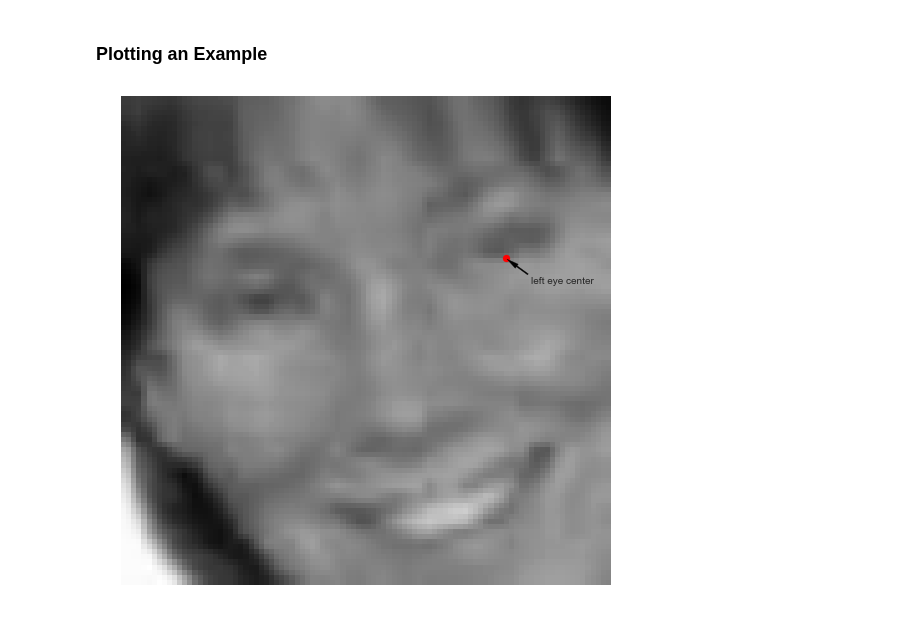
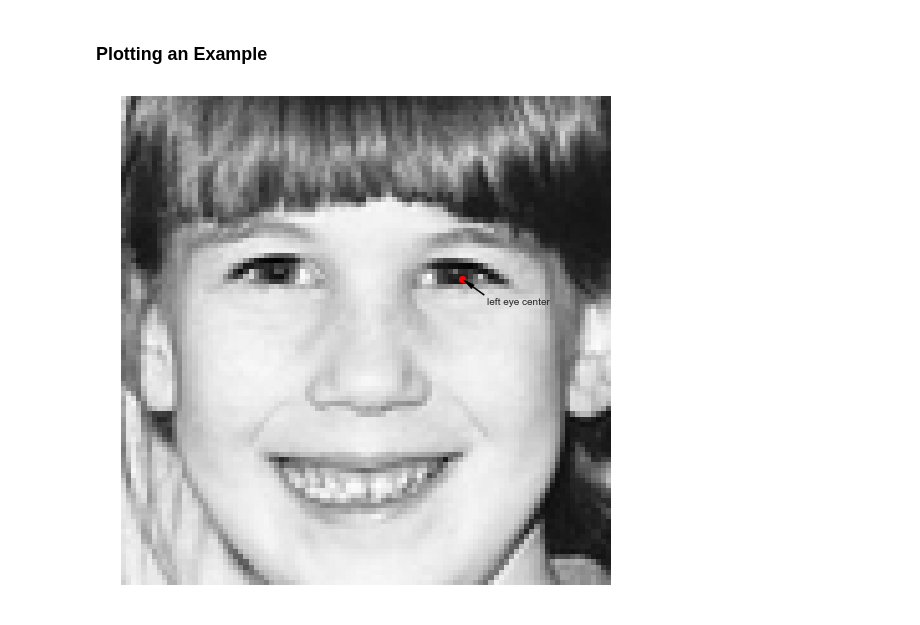
Before and after one commit to cgutwein/facial-keypoints-recognition, a Jupyter notebook: simple_classifers.ipynb, the cells around one changed output. Cells and saved outputs as stored; diff of their text form; code cells hidden in the pictures.

```diff
--- a/simple_classifers.ipynb
+++ b/simple_classifers.ipynb
@@ -13,10 +16,10 @@ plt.rcParams['figure.figsize'] = (12, 9)
 # %% [markdown]
 ### Loading the Data
 # %%
-train = pd.read_csv("training.csv")
-test = pd.read_csv("test.csv")
-sample = pd.read_csv("SampleSubmission.csv")
-ID = pd.read_csv("IdLookupTable.csv")
+train_csv = pd.read_csv("training.csv")
+test_csv = pd.read_csv("test.csv")
+sample_csv = pd.read_csv("SampleSubmission.csv")
+ID_csv = pd.read_csv("IdLookupTable.csv")
 # %% [markdown]
 ### Splitting Training Data into Labels and Data
 # %%
@@ -25,7 +28,7 @@ def create_training(train_csv):
     labels = train_csv.loc[:, train_csv.columns != 'Image'].values
 
     data = train_csv['Image'].str.split()
-    data = data.apply(lambda row: np.asarray([int(n) for n in row])).values
+    data = np.vstack(data.apply(lambda row: np.asarray([int(n) for n in row])).values)
     data = data/255.0 # Rescale grayscale values to [0,1].
 
     # Shuffle the data
@@ -38,19 +41,23 @@ def create_training(train_csv):
 
     return dev_data, dev_labels, train_data, train_labels, label_names
 # %%
-dev_data, dev_labels, train_data, train_labels, label_names = create_training(train)
+dev_data, dev_labels, train_data, train_labels, label_names = create_training(train_csv)
 # %% [markdown]
 ### Plotting an Example
 # %%
 def plot_example(image_number):
     plt.imshow(dev_data[image_number].reshape(96, 96), cmap='gray')
     plt.axis('off')
     plt.scatter(dev_labels[image_number][0], dev_labels[image_number][1], c='red', marker='o')
-    plt.annotate('left eye center', xy         =(dev_labels[image_number][0], dev_labels[image_number][1]),
-                                    xytext     =(dev_labels[image_number][0]+5, dev_labels[image_number][1]+5),
-                                    arrowprops ={'facecolor': 'black', 'shrink': 0.05, 'width':1.2, 'headwidth': 5})
+
+    plt.annotate('left eye center', xy         = (dev_labels[image_number][0],
+                                                  dev_labels[image_number][1]),
+                                    xytext     = (dev_labels[image_number][0]+5,
+                                                  dev_labels[image_number][1]+5),
+                                    arrowprops = {'facecolor': 'black', 'shrink': 0.05,
+                                                  'width':1.2, 'headwidth': 5})
     return
 
 plot_example(5)
 # %% [output]
-[figure, old version]
+[figure, new version]
```
Also changed, not shown: parts of 19 cells of this notebook.
